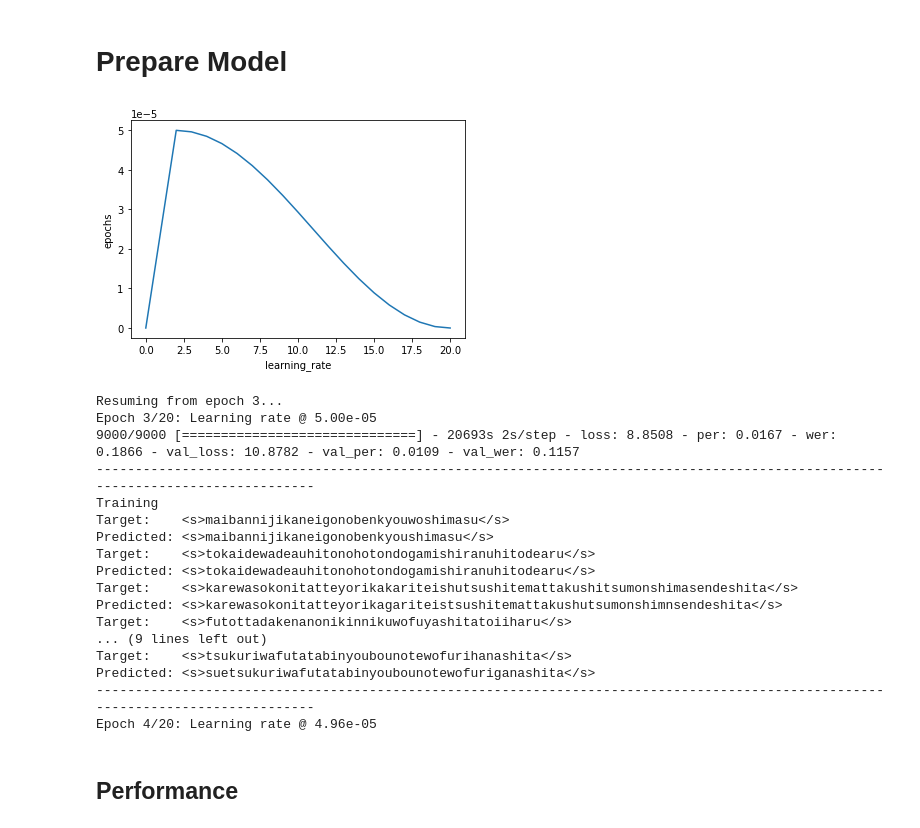
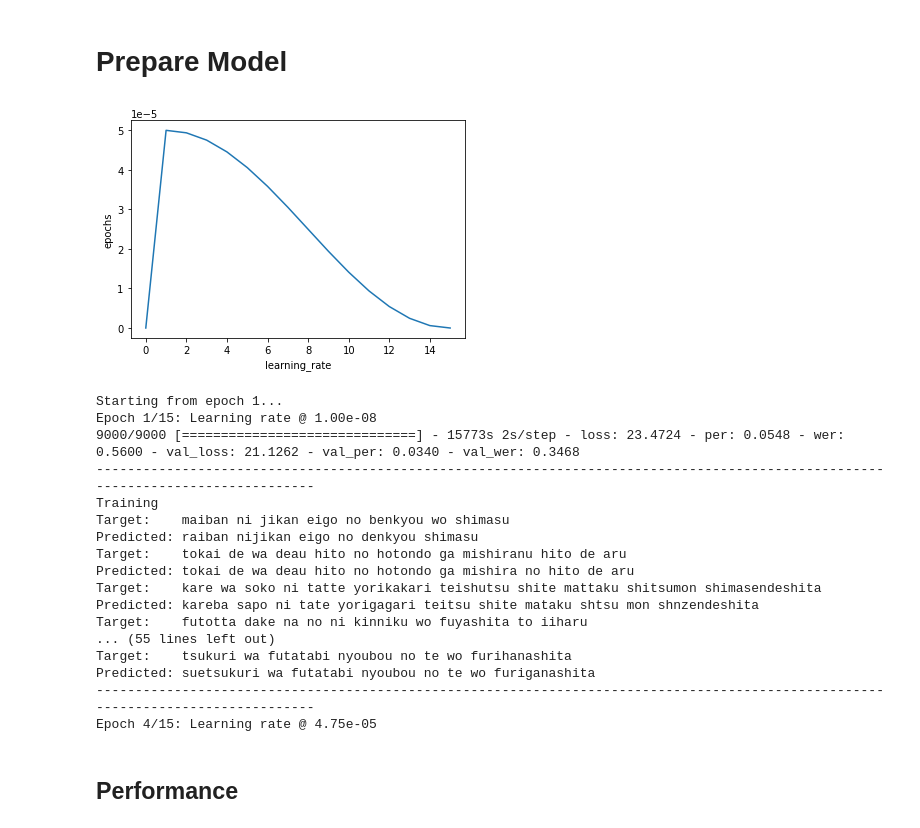
Before and after one commit to syalabi-seet/HoloMora, a Jupyter notebook: Wav2Vec2-mora.ipynb, the cells around one changed output. Drawn from its saved outputs; the diff is of its cells as text; code cells hidden in the pictures.

```diff
--- a/Wav2Vec2-mora.ipynb
+++ b/Wav2Vec2-mora.ipynb
@@ -69,7 +69,7 @@ def ArgParser():
 
     # Trainer
     parser.add_argument("--model_name", default="facebook/wav2vec2-base")
-    parser.add_argument("--epochs", default=20)
+    parser.add_argument("--epochs", default=15)
 
     # Scheduler
     parser.add_argument("--learning_rate", default=5e-5)
@@ -77,7 +77,7 @@ def ArgParser():
     parser.add_argument("--lr_min", default=1e-8)
     parser.add_argument("--lr_max", default=5e-5)
     parser.add_argument("--n_cycles", default=0.5)
-    parser.add_argument("--warmup_epochs", default=2)
+    parser.add_argument("--warmup_epochs", default=1)
     parser.add_argument("--sustain_epochs", default=0)
 
     args = parser.parse_known_args()[0]
@@ -467,19 +468,7 @@ class WERMetric(tf.keras.metrics.Metric):
         self.accumulator = self.add_weight(name="total_wer", initializer="zeros")
         self.counter = self.add_weight(name="wer_count", initializer="zeros")
 
-    def processor(self, texts):
-        new_texts = []
-        for text in texts:
-            text = Romaji2Kana(text)
-            text = self.tagger.parse(text).split()
-            new_texts.append(" ".join(text))
-        return new_texts
-
     def update_state(self, y_true, y_pred, sample_weight=None):
-        # Convert romaji into hiragana with word tokenization
-        y_true = self.processor(y_true)
-        y_pred = self.processor(y_pred)
-
         # Calculate wer score
         wer = jiwer.wer(y_true, y_pred)
 
@@ -497,34 +486,34 @@ class WERMetric(tf.keras.metrics.Metric):
         self.counter.assign(0.0)
 
 class CosineDecayWithWarmup(LearningRateSchedule):
     def __init__(self, args):
         self.args = args
 
     def __call__(self, epoch):
         if epoch < self.args.warmup_epochs:
             lr = ((self.args.lr_max - self.args.lr_start) / self.args.warmup_epochs) * epoch + self.args.lr_start
         elif epoch < (self.args.warmup_epochs + self.args.sustain_epochs):
             lr = self.args.lr_max
         else:
             progress = ((epoch - self.args.warmup_epochs - self.args.sustain_epochs) /
             (self.args.epochs - self.args.warmup_epochs - self.args.sustain_epochs))
             lr = (self.args.lr_max-self.args.lr_min) * (0.5 * (1.0 + tf.math.cos((22/7) *
                 self.args.n_cycles * 2.0 * progress)))
             if self.args.lr_min is not None:
                 lr = tf.math.maximum(self.args.lr_min, lr)
         return lr
 
     def plot(self):
         epochs = range(self.args.epochs+1)
         lr = [self(epoch) for epoch in epochs]
         plt.plot(epochs, lr)
         plt.xlabel("learning_rate")
         plt.ylabel("epochs")
         plt.show()
 
 CosineDecayWithWarmup(args).plot()
 # %% [output]
-[figure, old version]
+[figure, new version]
 # %%
 class Trainer:
     def __init__(self, args):
@@ -555,7 +544,7 @@ class Trainer:
                 f.write(columns)
 
     def decoder(self, labels, logits):
-        labels = tf.where(labels < 0, x=0, y=labels)
+        labels = tf.where(labels == -100, x=0, y=labels)
         logits = tf.argmax(logits, axis=-1)
         logits = self.config.processor.batch_decode(
             logits, group_tokens=True, skip_special_tokens=True)
@@ -655,23 +644,23 @@ class Trainer:
 
 Trainer(args).fit()
 # %% [output]
-Resuming from epoch 3...
-Epoch 3/20: Learning rate @ 5.00e-05
-9000/9000 [==============================] - 20693s 2s/step - loss: 8.8508 - per: 0.0167 - wer: 0.1866 - val_loss: 10.8782 - val_per: 0.0109 - val_wer: 0.1157
+Starting from epoch 1...
+Epoch 1/15: Learning rate @ 1.00e-08
+9000/9000 [==============================] - 15773s 2s/step - loss: 23.4724 - per: 0.0548 - wer: 0.5600 - val_loss: 21.1262 - val_per: 0.0340 - val_wer: 0.3468
 ---------------------------------------------------------------------------------------------------------------------------------
 Training
-Target:    <s>maibannijikaneigonobenkyouwoshimasu</s>
-Predicted: <s>maibannijikaneigonobenkyoushimasu</s>
-Target:    <s>tokaidewadeauhitonohotondogamishiranuhitodearu</s>
-Predicted: <s>tokaidewadeauhitonohotondogamishiranuhitodearu</s>
-Target:    <s>karewasokonitatteyorikakariteishutsushitemattakushitsumonshimasendeshita</s>
-Predicted: <s>karewasokonitatteyorikagariteistsushitemattakushutsumonshimnsendeshita</s>
-Target:    <s>futottadakenanonikinnikuwofuyashitatoiiharu</s>
-... (9 lines left out)
-Target:    <s>tsukuriwafutatabinyoubounotewofurihanashita</s>
-Predicted: <s>suetsukuriwafutatabinyoubounotewofuriganashita</s>
+Target:    maiban ni jikan eigo no benkyou wo shimasu
+Predicted: raiban nijikan eigo no denkyou shimasu
+Target:    tokai de wa deau hito no hotondo ga mishiranu hito de aru
+Predicted: tokai de wa deau hito no hotondo ga mishira no hito de aru
+Target:    kare wa soko ni tatte yorikakari teishutsu shite mattaku shitsumon shimasendeshita
+Predicted: kareba sapo ni tate yorigagari teitsu shite mataku shtsu mon shnzendeshita
+Target:    futotta dake na no ni kinniku wo fuyashita to iiharu
+... (55 lines left out)
+Target:    tsukuri wa futatabi nyoubou no te wo furihanashita
+Predicted: suetsukuri wa futatabi nyoubou no te wo furiganashita
 ---------------------------------------------------------------------------------------------------------------------------------
-Epoch 4/20: Learning rate @ 4.96e-05
+Epoch 4/15: Learning rate @ 4.75e-05
 # %% [markdown]
 ## Performance
 # %%
```
Also changed, not shown: parts of 4 cells of this notebook, 4 other files.
